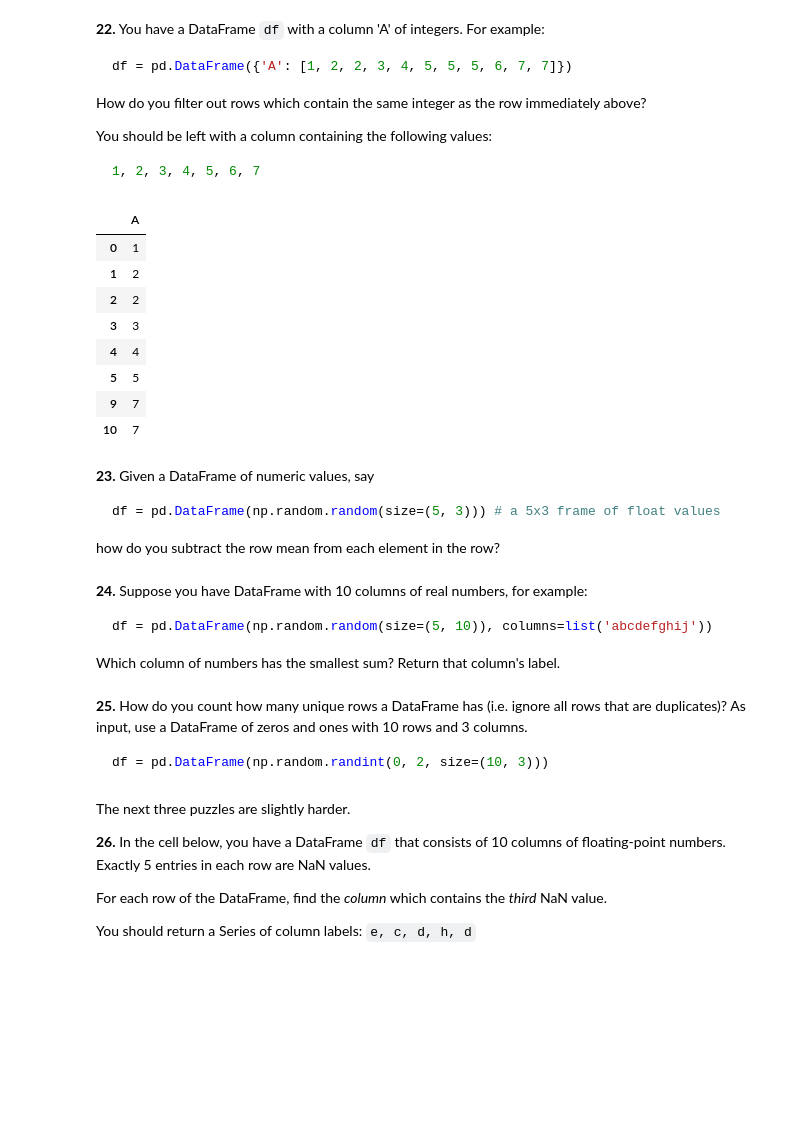
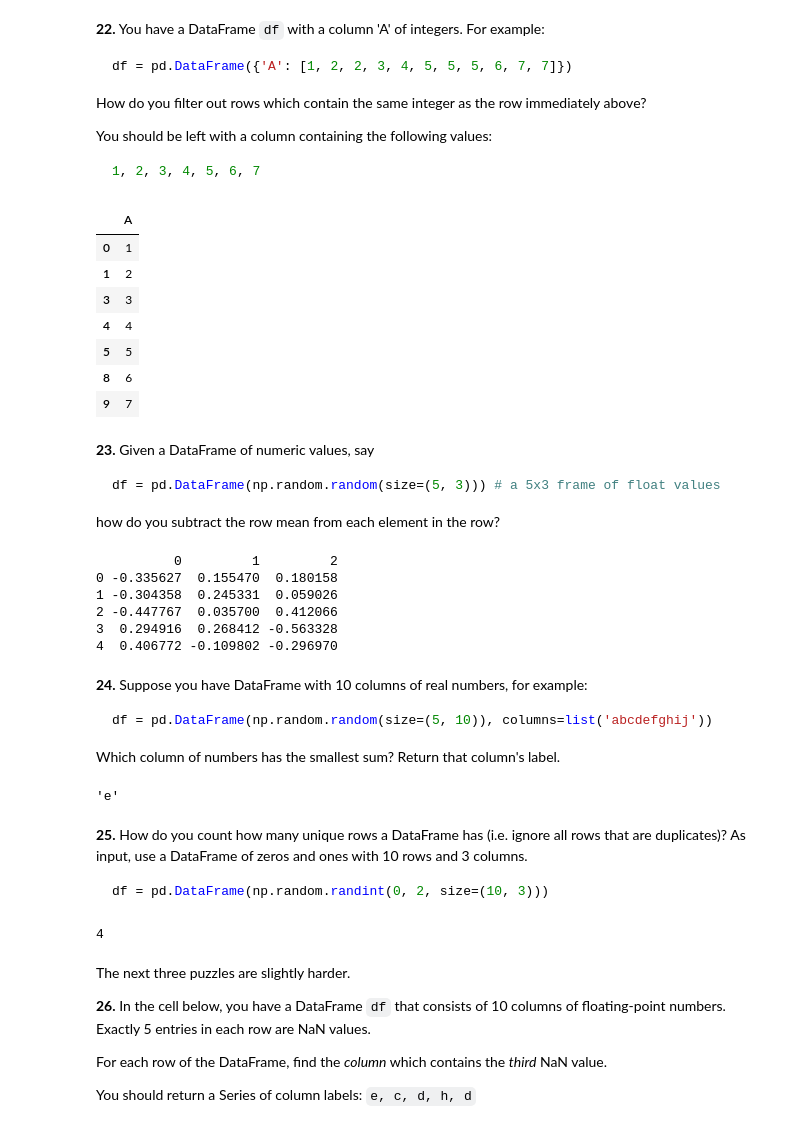
Before and after one commit to annapoliswu/CISC367, a Jupyter notebook: day5pandas/100-pandas-puzzles.ipynb, the cells around one changed output. Saved outputs shown, nothing was run; the diff lists cells and outputs as text; code cells hidden in the pictures; blank space fills up the shorter version.

````diff
--- a/day5pandas/100-pandas-puzzles.ipynb
+++ b/day5pandas/100-pandas-puzzles.ipynb
@@ -345,18 +341,17 @@ You should be left with a column containing the following values:
 ```
 # %%
 df = pd.DataFrame({'A': [1, 2, 2, 3, 4, 5, 5, 5, 6, 7, 7]})
-df.loc[df['A'].shift() != 5]
-#shift oves column down one
+df.loc[df['A'].shift() != df['A']]
+#ohh, it means select the rows where the column shifted does not equal the column not, like prev item in col does not equal current?
 # %% [output]
 |  | A |
 | 0 | 1 |
 | 1 | 2 |
-| 2 | 2 |
 | 3 | 3 |
 | 4 | 4 |
 | 5 | 5 |
+| 8 | 6 |
 | 9 | 7 |
-| 10 | 7 |
 # %% [markdown]
 **23.** Given a DataFrame of numeric values, say
 ```python
@@ -364,6 +359,17 @@ df = pd.DataFrame(np.random.random(size=(5, 3))) # a 5x3 frame of float values
 ```
 
 how do you subtract the row mean from each element in the row?
+# %%
+df = pd.DataFrame(np.random.random(size=(5, 3)))
+mean = df.mean(axis='columns') #mean of the all columns for a row
+print(df.subtract(mean, axis='rows'))
+# %% [output]
+          0         1         2
+0 -0.335627  0.155470  0.180158
+1 -0.304358  0.245331  0.059026
+2 -0.447767  0.035700  0.412066
+3  0.294916  0.268412 -0.563328
+4  0.406772 -0.109802 -0.296970
 # %% [markdown]
 **24.** Suppose you have DataFrame with 10 columns of real numbers, for example:
 
@@ -371,12 +377,23 @@ how do you subtract the row mean from each element in the row?
 df = pd.DataFrame(np.random.random(size=(5, 10)), columns=list('abcdefghij'))
 ```
 Which column of numbers has the smallest sum?  Return that column's label.
+# %%
+df = pd.DataFrame(np.random.random(size=(5, 10)), columns=list('abcdefghij'))
+df.sum(axis='rows').idxmin() #name of column where the min value is
+# %% [output]
+'e'
 # %% [markdown]
 **25.** How do you count how many unique rows a DataFrame has (i.e. ignore all rows that are duplicates)? As input, use a DataFrame of zeros and ones with 10 rows and 3 columns.
 
 ```python
 df = pd.DataFrame(np.random.randint(0, 2, size=(10, 3)))
 ```
+# %%
+df = pd.DataFrame(np.random.randint(0, 2, size=(10, 3)))
+noDups = df.drop_duplicates( subset = df.duplicated() , keep=False) #keep=false means all duplicates are marked
+print(len(noDups))
+# %% [output]
+4
 # %% [markdown]
 The next three puzzles are slightly harder.
 
````
Also changed, not shown: parts of 2 cells of this notebook, 1 other file.
